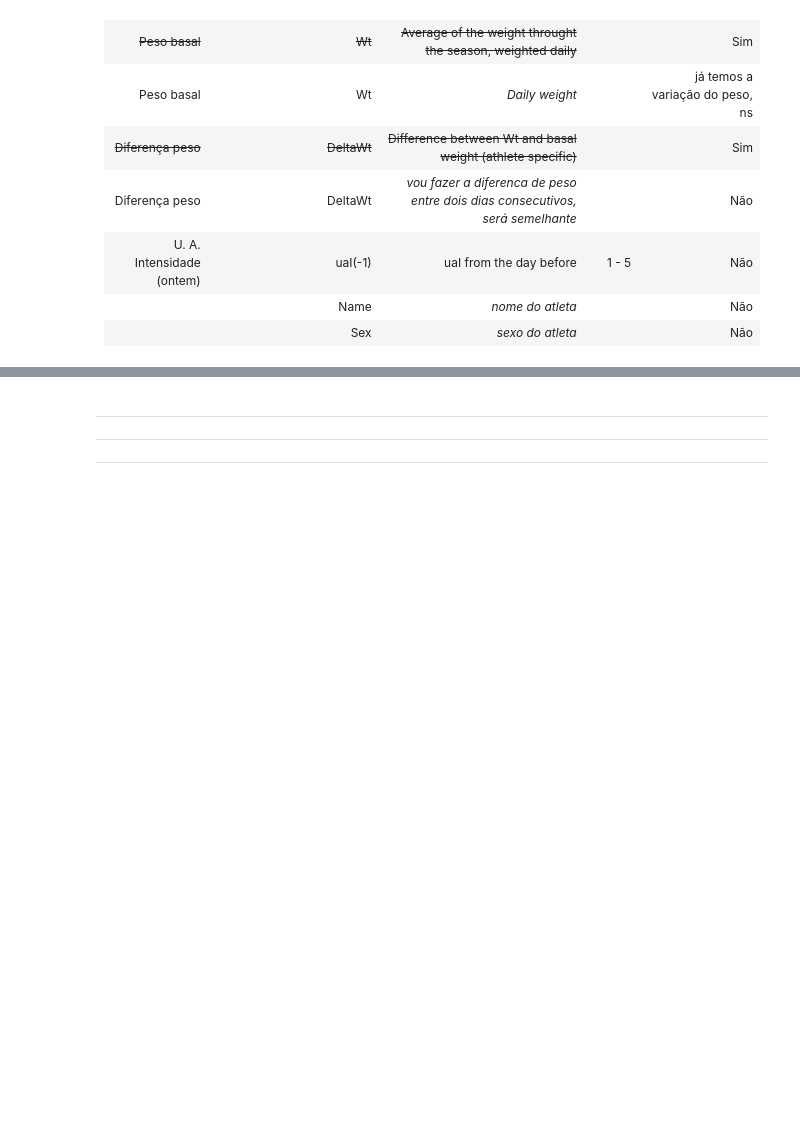
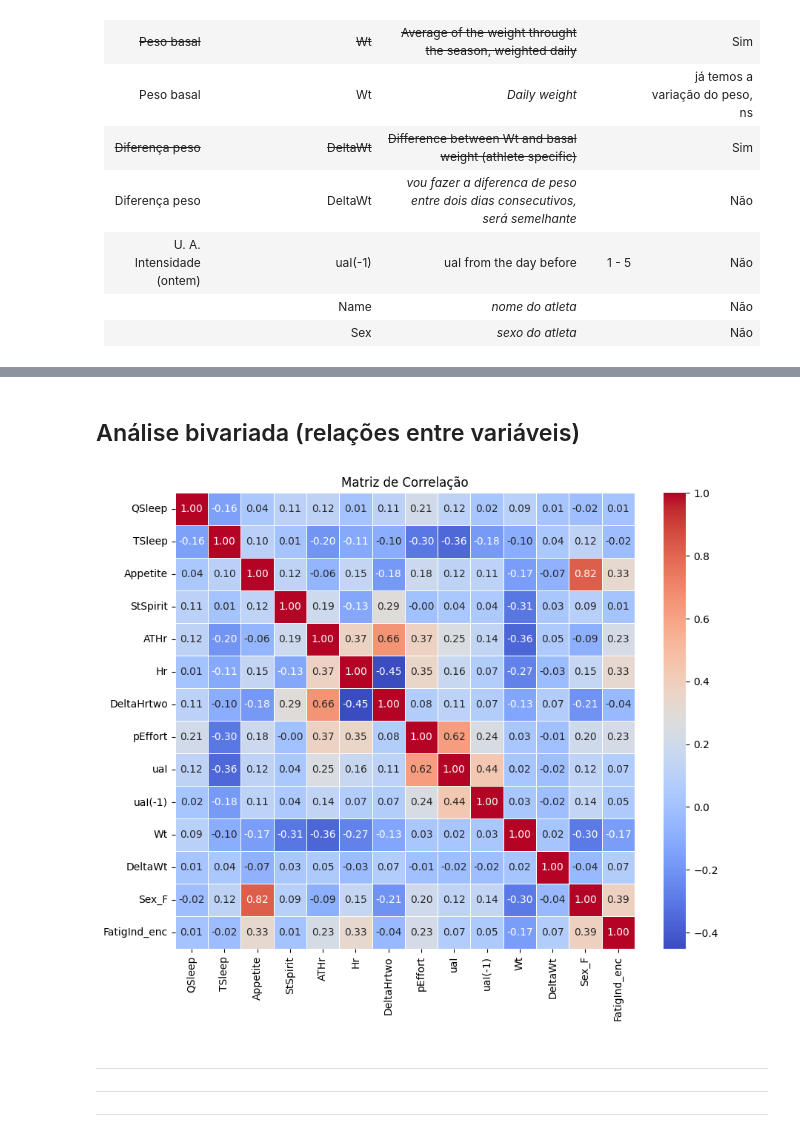
Before and after one commit to jepe06/Project-One---Fatigue-Index, a Jupyter notebook: Proj_one.ipynb, the cells around one changed output, grey strips where cells are left out. Drawn from its saved outputs; the diff is of its cells as text; code cells hidden in the pictures; blank space fills up the shorter version.

```diff
--- a/Proj_one.ipynb
+++ b/Proj_one.ipynb
@@ -132,3 +210,39 @@ memory usage: 169.1+ KB
+# %% [markdown]
+## Análise bivariada (relações entre variáveis)
+# %%
+import pandas as pd
+import seaborn as sns
+import matplotlib.pyplot as plt
+from sklearn.preprocessing import LabelEncoder
+
+# Exemplo de DataFrame (substitua com seu próprio dataset)
+# df = pd.read_csv('seu_arquivo.csv')
+df_corr = df_limited.copy()
+df_corr = df_corr[['QSleep', 'TSleep', 'Appetite', 'StSpirit',
+                    'ATHr', 'Hr', 'DeltaHrtwo', 'pEffort', 'uaI', 'uaI(-1)',
+                    'Wt',  'DeltaWt', 'Sex_F', 'FatigInd']]
+
+# Codificar a variável target (se ela for categórica)
+# Suponha que 'target' seja a variável categórica
+encoder = LabelEncoder()
+df_corr['FatigInd_enc'] = encoder.fit_transform(df_corr['FatigInd'])
+
+# Selecione apenas as variáveis numéricas para calcular a correlação
+df_numeric = df_corr.select_dtypes(include=['float64', 'int64'])
+
+# Adicione a variável target codificada para análise de correlação
+df_numeric['FatigInd_enc'] = df_corr['FatigInd_enc']
+
+# Calcular a matriz de correlação
+corr_matrix = df_numeric.corr()
+
+# Plotando o heatmap
+plt.figure(figsize=(10, 8))
+sns.heatmap(corr_matrix, annot=True, cmap='coolwarm', fmt='.2f', linewidths=0.5)
+plt.title("Matriz de Correlação")
+plt.show()
+# %% [output]
+[figure, added]
 # %% [markdown]
 ---
 ---
```
Also changed, not shown: parts of 10 cells of this notebook, 1 other file.
